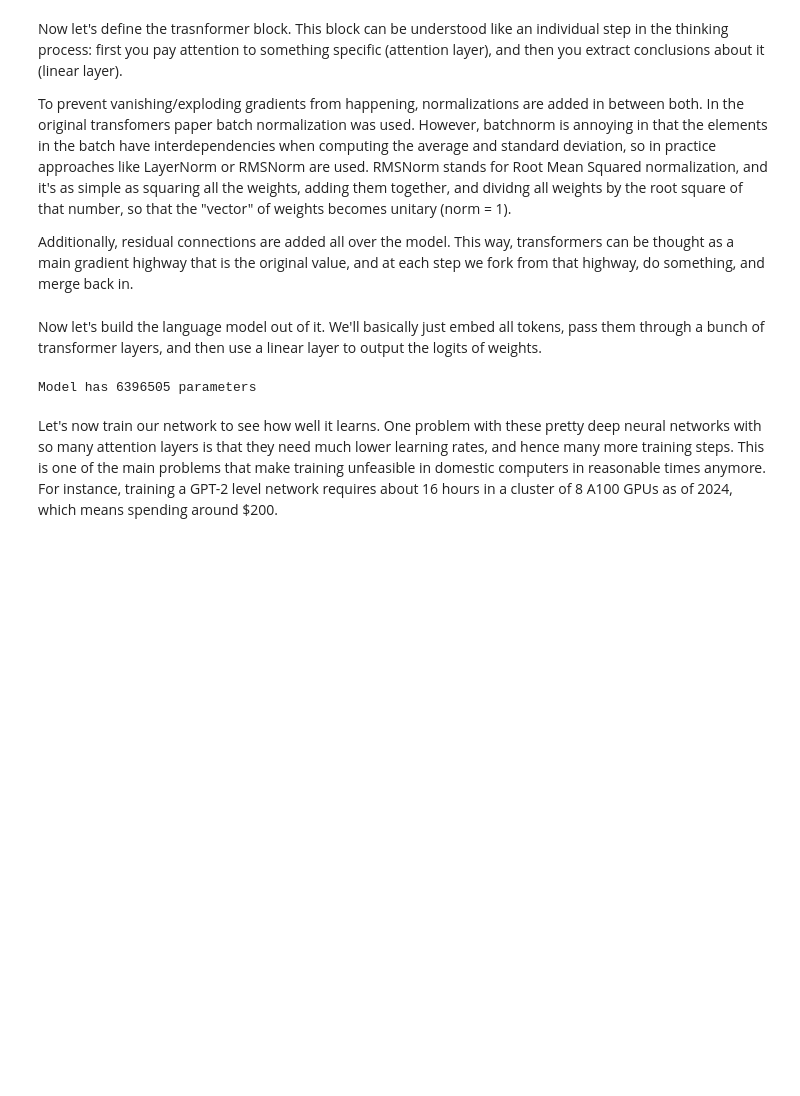
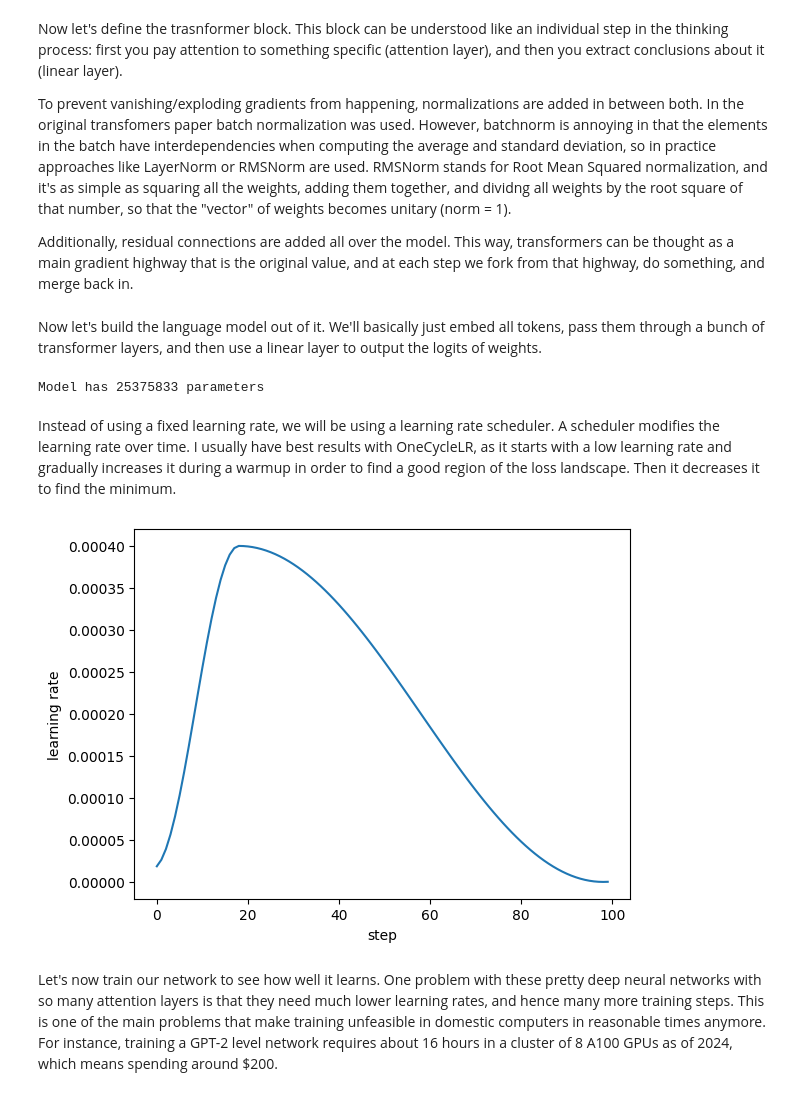
Before and after one commit to jcarlosroldan/road-to-ai, a Jupyter notebook: 016 Transformers.ipynb, the cells around one changed output. Cells and saved outputs as stored; diff of their text form; code cells hidden in the pictures; blank space fills up the shorter version.

```diff
--- a/016 Transformers.ipynb
+++ b/016 Transformers.ipynb
@@ -64,7 +64,7 @@ class TransformerBlock(torch.nn.Module):
 		self.norm1 = torch.nn.LayerNorm(channels)
 		self.ff = torch.nn.Sequential(
 			torch.nn.Linear(channels, 4 * channels),
-			torch.nn.ReLU(),
+			torch.nn.GELU(),  # GELU works slightly better than ReLU for transformers
 			torch.nn.Linear(4 * channels, channels)
 		)
 		self.dropout = torch.nn.Dropout(dropout)
@@ -81,10 +81,11 @@ class TransformerBlock(torch.nn.Module):
 Now let's build the language model out of it. We'll basically just embed all tokens, pass them through a bunch of transformer layers, and then use a linear layer to output the logits of weights.
 # %%
 class LanguageModel(torch.nn.Module):
-	def __init__(self, vocab_size, context_size=128, hidden_size=256, num_blocks=8, num_heads=8, dropout=.1):
+	def __init__(self, vocab_size, context_size=128, hidden_size=512, num_blocks=8, num_heads=8, dropout=.1):
 		super().__init__()
 		self.tok_emb = torch.nn.Embedding(vocab_size, hidden_size)
 		self.pos_emb = torch.nn.Embedding(context_size, hidden_size)
+		self.register_buffer('pos', torch.arange(context_size, device=device))
 		self.blocks = torch.nn.Sequential(*[
 			TransformerBlock(context_size, hidden_size, num_heads, dropout)
 			for _ in range(num_blocks)
@@ -92,7 +93,7 @@ class LanguageModel(torch.nn.Module):
 		self.out = torch.nn.Linear(hidden_size, vocab_size)
 
 	def forward(self, x):
-		x = self.tok_emb(x) + self.pos_emb(torch.arange(x.size(-1), device=x.device))
+		x = self.tok_emb(x) + self.pos_emb(self.pos)
 		x = self.blocks(x)
 		x = self.out(x)
 		return x
@@ -100,7 +101,21 @@ class LanguageModel(torch.nn.Module):
 model = LanguageModel(len(tokens)).to(device)
 print(f'Model has {sum(p.numel() for p in model.parameters())} parameters')
 # %% [output]
-Model has 6396505 parameters
+Model has 25375833 parameters
+# %% [markdown]
+Instead of using a fixed learning rate, we will be using a learning rate scheduler. A scheduler modifies the learning rate over time. I usually have best results with OneCycleLR, as it starts with a low learning rate and gradually increases it during a warmup in order to find a good region of the loss landscape. Then it decreases it to find the minimum.
+# %%
+optimizer = torch.optim.Adam(model.parameters())
+scheduler = torch.optim.lr_scheduler.OneCycleLR(optimizer, max_lr=4e-4, total_steps=100, pct_start=.2)
+X = []
+for _ in range(100):
+	scheduler.step()
+	X.append(scheduler.get_last_lr()[0])
+plt.plot(X)
+plt.xlabel('step')
+plt.ylabel('learning rate');
+# %% [output]
+[figure, added]
 # %% [markdown]
 Let's now train our network to see how well it learns. One problem with these pretty deep neural networks with so many attention layers is that they need much lower learning rates, and hence many more training steps. This is one of the main problems that make training unfeasible in domestic computers in reasonable times anymore. For instance, training a GPT-2 level network requires about 16 hours in a cluster of 8 A100 GPUs as of 2024, which means spending around $200.
 # %%
```
Also changed, not shown: parts of 4 cells of this notebook.
